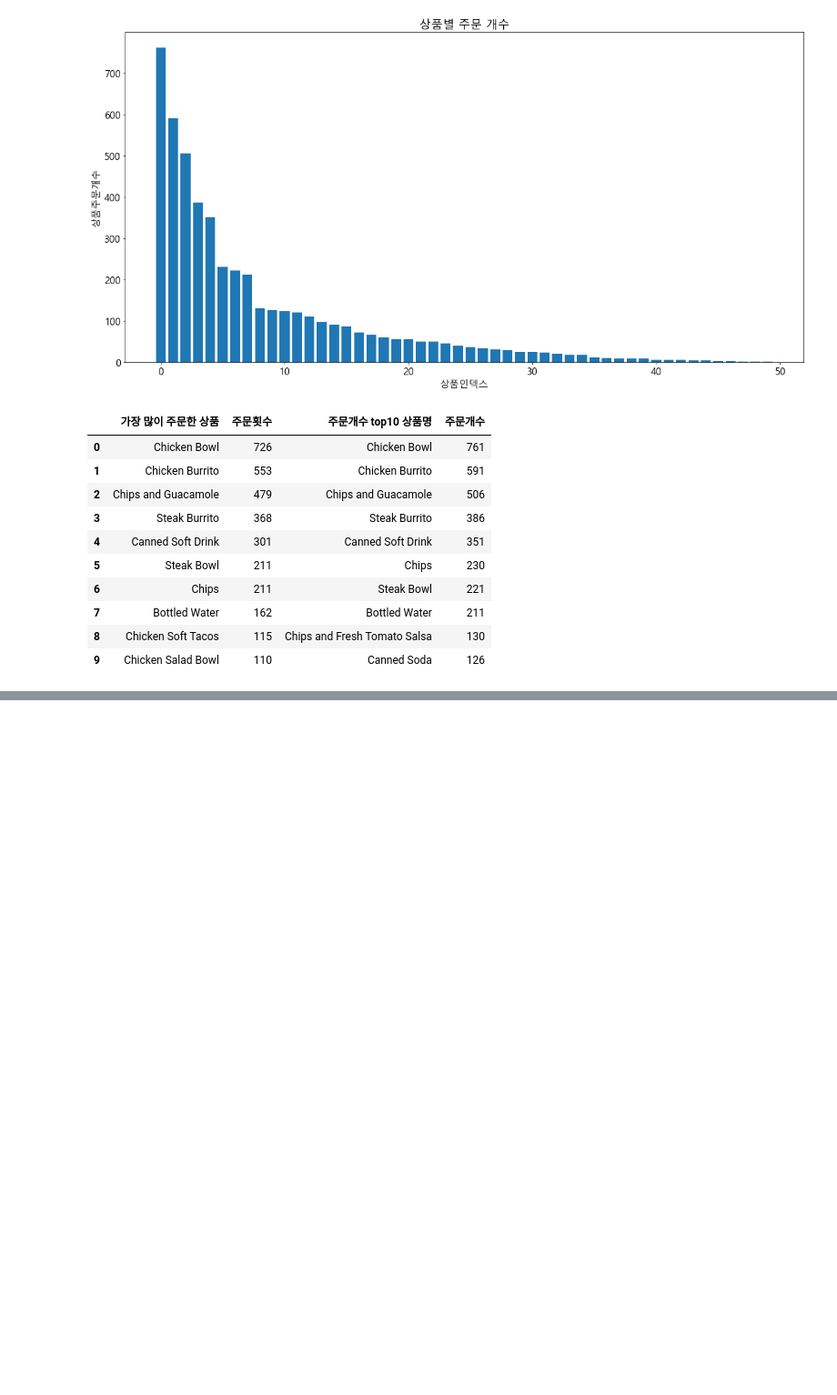
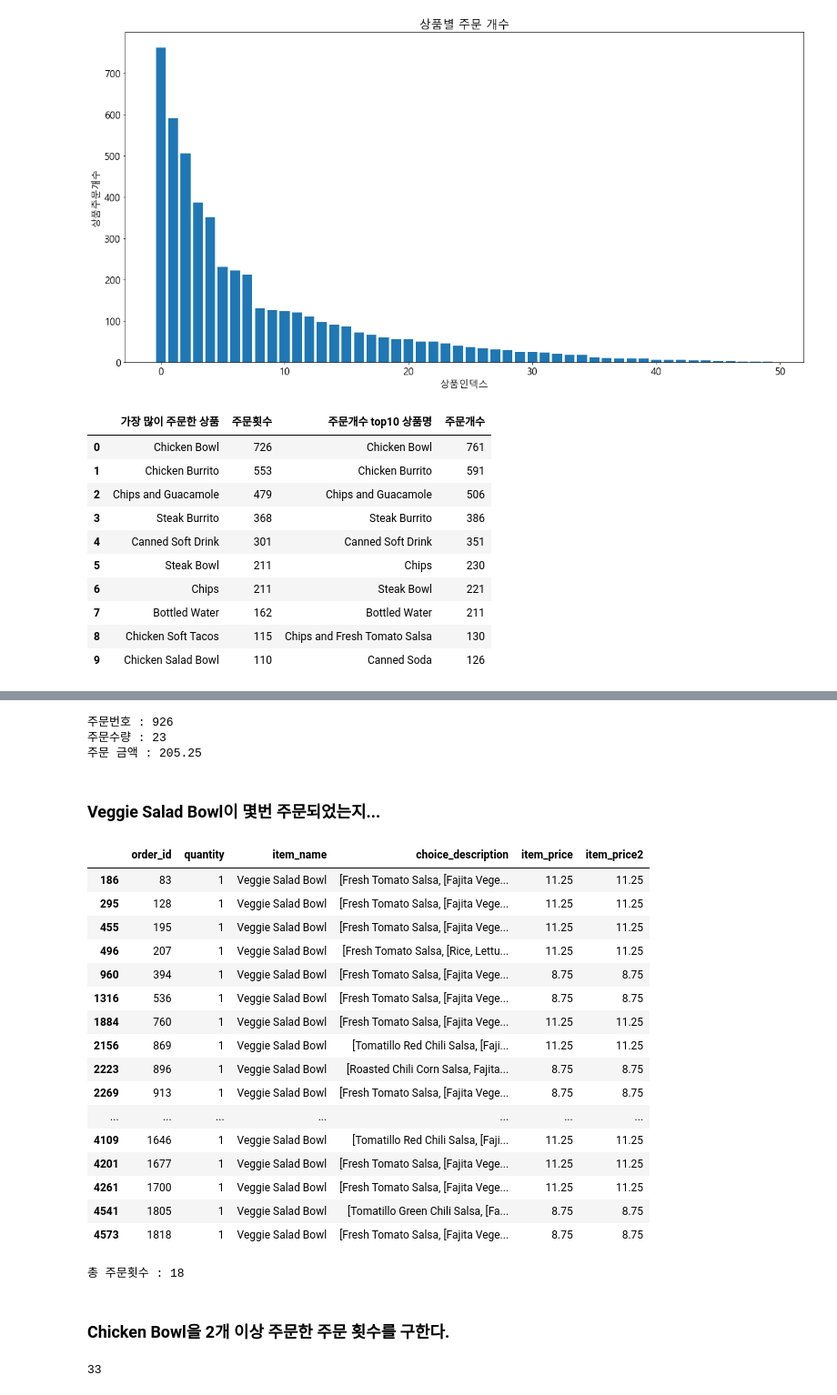
Before and after one commit to YoonJeongHyun/MachineLearning, a Jupyter notebook: 06_멕시코풍 프랜차이즈 Chipotle 주문 데이터 분석.ipynb, the cells around one changed output, grey strips where cells are left out. Shown at 91% size. Cells and saved outputs as stored; diff of their text form; code cells hidden in the pictures; blank space fills up the shorter version.

```diff
--- a/06_멕시코풍 프랜차이즈 Chipotle 주문 데이터 분석.ipynb
+++ b/06_멕시코풍 프랜차이즈 Chipotle 주문 데이터 분석.ipynb
@@ -337,0 +855,46 @@ df1
+# %%
+print(f"주문번호 : {a3.loc[0, 'order_id']}")
+print(f"주문수량 : {a3.loc[0, 'quantity']}")
+print(f"주문 금액 : {a3.loc[0, 'item_price']}")
+# %% [output]
+주문번호 : 926
+주문수량 : 23
+주문 금액 : 205.25
+# %% [markdown]
+### Veggie Salad Bowl이 몇번 주문되었는지...
+# %%
+# Vaggie Salad Bowl 의 주문 내역을 가져온다.
+chipo_salad = chipo.query('item_name == "Veggie Salad Bowl"')
+chipo_salad
+# %% [output]
+|  | order_id | quantity | item_name | choice_description | item_price | item_price2 |
+| 186 | 83 | 1 | Veggie Salad Bowl | [Fresh Tomato Salsa, [Fajita Vege... | 11.25 | 11.25 |
+| 295 | 128 | 1 | Veggie Salad Bowl | [Fresh Tomato Salsa, [Fajita Vege... | 11.25 | 11.25 |
+| 455 | 195 | 1 | Veggie Salad Bowl | [Fresh Tomato Salsa, [Fajita Vege... | 11.25 | 11.25 |
+| 496 | 207 | 1 | Veggie Salad Bowl | [Fresh Tomato Salsa, [Rice, Lettu... | 11.25 | 11.25 |
+| 960 | 394 | 1 | Veggie Salad Bowl | [Fresh Tomato Salsa, [Fajita Vege... | 8.75 | 8.75 |
+| 1316 | 536 | 1 | Veggie Salad Bowl | [Fresh Tomato Salsa, [Fajita Vege... | 8.75 | 8.75 |
+| 1884 | 760 | 1 | Veggie Salad Bowl | [Fresh Tomato Salsa, [Fajita Vege... | 11.25 | 11.25 |
+| 2156 | 869 | 1 | Veggie Salad Bowl | [Tomatillo Red Chili Salsa, [Faji... | 11.25 | 11.25 |
+| 2223 | 896 | 1 | Veggie Salad Bowl | [Roasted Chili Corn Salsa, Fajita... | 8.75 | 8.75 |
+| 2269 | 913 | 1 | Veggie Salad Bowl | [Fresh Tomato Salsa, [Fajita Vege... | 8.75 | 8.75 |
+| ... | ... | ... | ... | ... | ... | ... |
+| 4109 | 1646 | 1 | Veggie Salad Bowl | [Tomatillo Red Chili Salsa, [Faji... | 11.25 | 11.25 |
+| 4201 | 1677 | 1 | Veggie Salad Bowl | [Fresh Tomato Salsa, [Fajita Vege... | 11.25 | 11.25 |
+| 4261 | 1700 | 1 | Veggie Salad Bowl | [Fresh Tomato Salsa, [Fajita Vege... | 11.25 | 11.25 |
+| 4541 | 1805 | 1 | Veggie Salad Bowl | [Tomatillo Green Chili Salsa, [Fa... | 8.75 | 8.75 |
+| 4573 | 1818 | 1 | Veggie Salad Bowl | [Fresh Tomato Salsa, [Fajita Vege... | 8.75 | 8.75 |
+# %%
+# 주문 횟수를 가져온다.
+# (행, 열)
+print(f"총 주문횟수 : {chipo_salad.shape[0]}")
+# %% [output]
+총 주문횟수 : 18
+# %% [markdown]
+### Chicken Bowl을 2개 이상 주문한 주문 횟수를 구한다.
+# %%
+# Chicken Bowl을 2개 이상 주문한 주문 목록을 가져온다.
+a1 = chipo.query("item_name == 'Chicken Bowl' and quantity >=2")
+a1.shape[0]
+# %% [output]
+33
```
Also changed, not shown: parts of 54 cells of this notebook, 1 other file.
